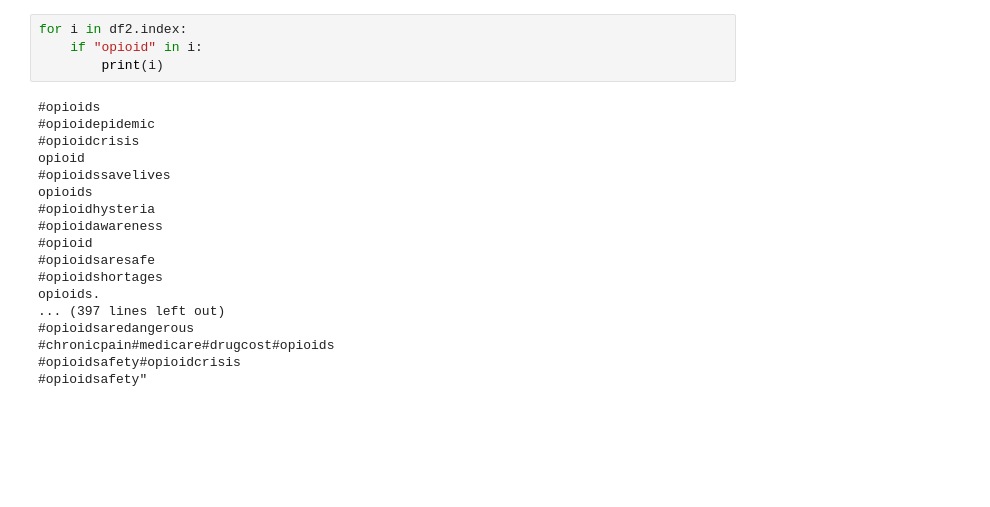
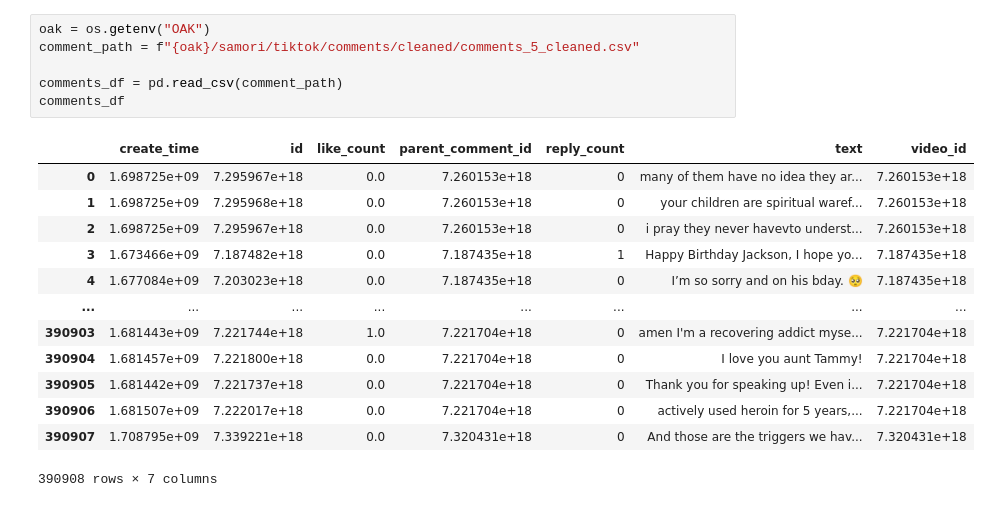
Before and after one commit to Small-Samori/tiktok, a Jupyter notebook: cross_correlation/Untitled.ipynb, the cells around one changed output. Cells and saved outputs as stored; diff of their text form; blank space fills up the shorter version.

```diff
--- a/cross_correlation/Untitled.ipynb
+++ b/cross_correlation/Untitled.ipynb
@@ -105,22 +23,20 @@ frequencies
-# %%
-for i in df2.index:
-    if "opioid" in i:
-        print(i)
-# %% [output]
-#opioids
-#opioidepidemic
-#opioidcrisis
-opioid
-#opioidssavelives
-opioids
-#opioidhysteria
-#opioidawareness
-#opioid
-#opioidsaresafe
-#opioidshortages
-opioids.
-... (397 lines left out)
-#opioidsaredangerous
-#chronicpain#medicare#drugcost#opioids
-#opioidsafety#opioidcrisis
-#opioidsafety"
+# %%
+oak = os.getenv("OAK")
+comment_path = f"{oak}/samori/tiktok/comments/cleaned/comments_5_cleaned.csv"
+
+comments_df = pd.read_csv(comment_path)
+comments_df
+# %% [output]
+|  | create_time | id | like_count | parent_comment_id | reply_count | text | video_id |
+| 0 | 1.698725e+09 | 7.295967e+18 | 0.0 | 7.260153e+18 | 0 | many of them have no idea they ar... | 7.260153e+18 |
+| 1 | 1.698725e+09 | 7.295968e+18 | 0.0 | 7.260153e+18 | 0 | your children are spiritual waref... | 7.260153e+18 |
+| 2 | 1.698725e+09 | 7.295967e+18 | 0.0 | 7.260153e+18 | 0 | i pray they never havevto underst... | 7.260153e+18 |
+| 3 | 1.673466e+09 | 7.187482e+18 | 0.0 | 7.187435e+18 | 1 | Happy Birthday Jackson, I hope yo... | 7.187435e+18 |
+| 4 | 1.677084e+09 | 7.203023e+18 | 0.0 | 7.187435e+18 | 0 | I’m so sorry and on his bday. 🥺 | 7.187435e+18 |
+| ... | ... | ... | ... | ... | ... | ... | ... |
+| 390903 | 1.681443e+09 | 7.221744e+18 | 1.0 | 7.221704e+18 | 0 | amen I'm a recovering addict myse... | 7.221704e+18 |
+| 390904 | 1.681457e+09 | 7.221800e+18 | 0.0 | 7.221704e+18 | 0 | I love you aunt Tammy! | 7.221704e+18 |
+| 390905 | 1.681442e+09 | 7.221737e+18 | 0.0 | 7.221704e+18 | 0 | Thank you for speaking up! Even i... | 7.221704e+18 |
+| 390906 | 1.681507e+09 | 7.222017e+18 | 0.0 | 7.221704e+18 | 0 | actively used heroin for 5 years,... | 7.221704e+18 |
+| 390907 | 1.708795e+09 | 7.339221e+18 | 0.0 | 7.320431e+18 | 0 | And those are the triggers we hav... | 7.320431e+18 |
+390908 rows × 7 columns
```
Also changed, not shown: parts of 14 cells of this notebook, 2 other files.
